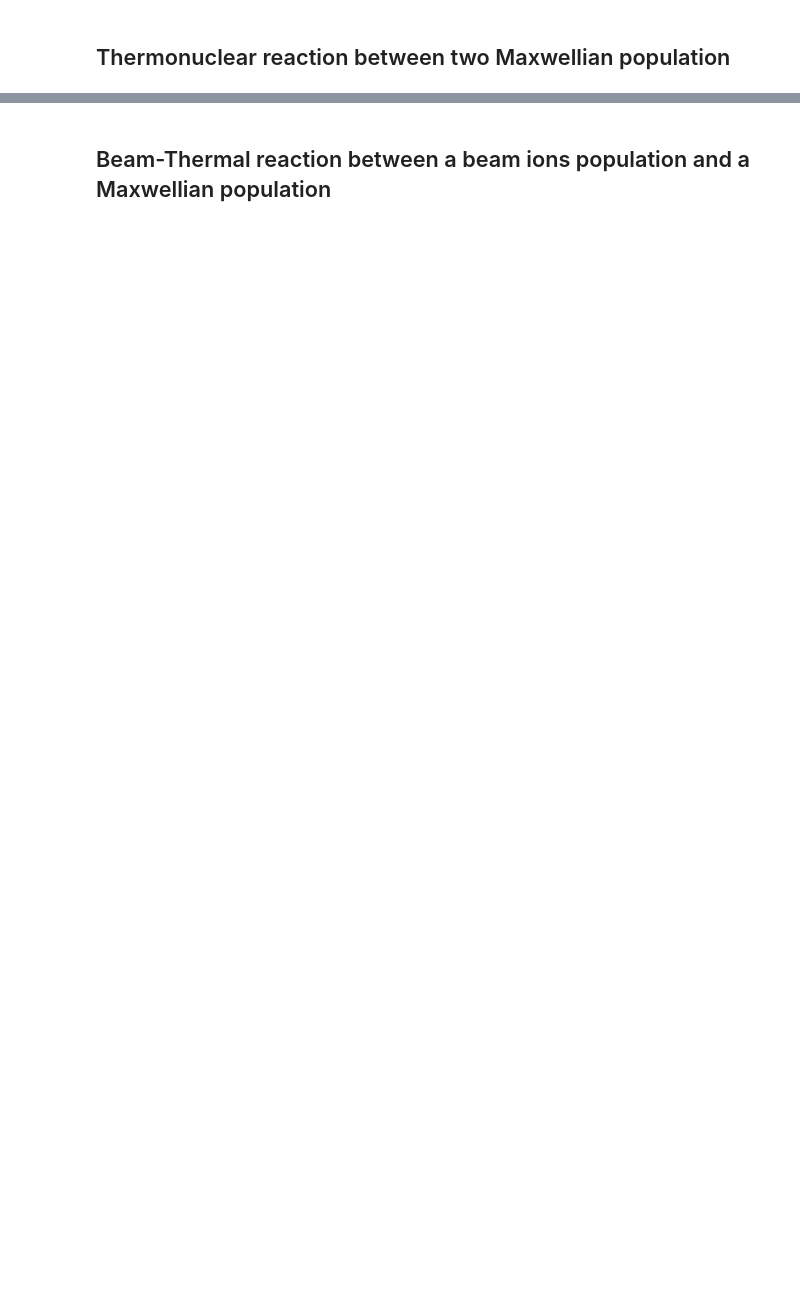
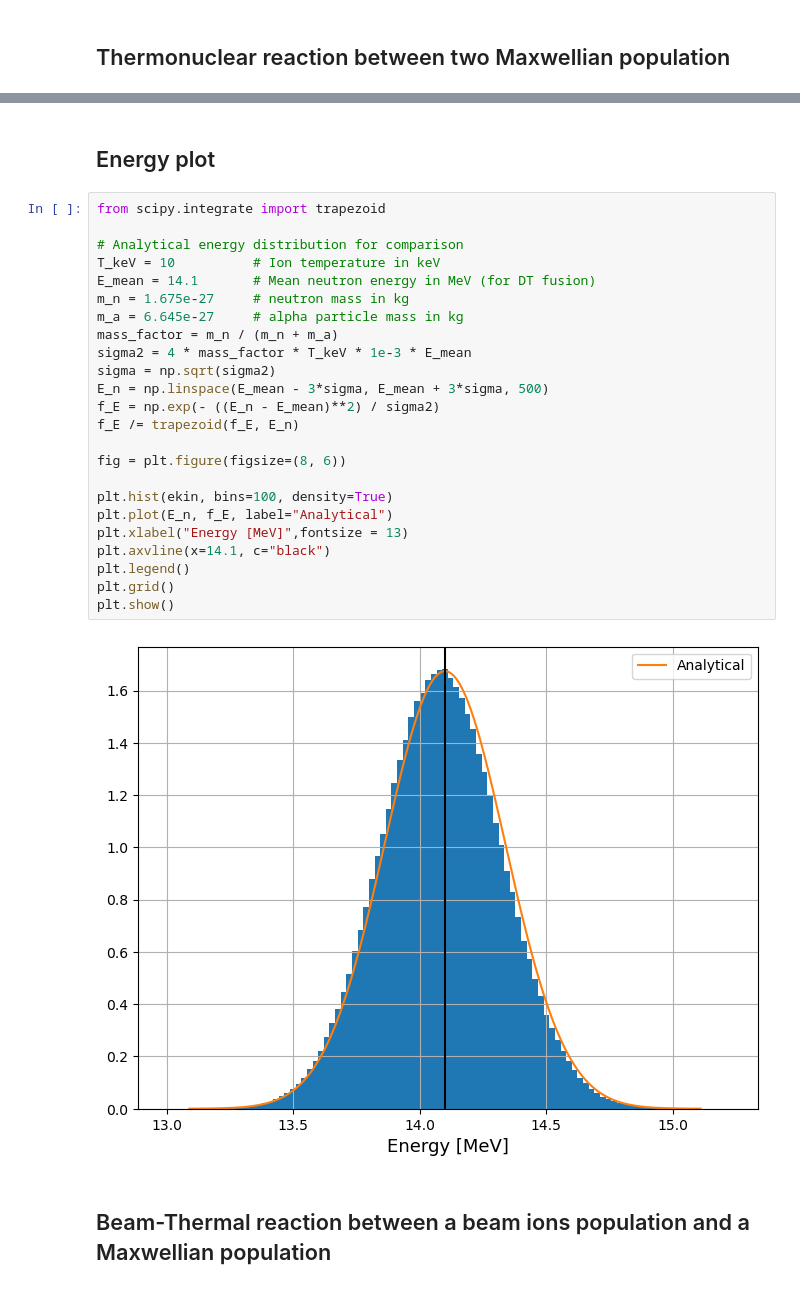
Before and after one commit to ascot4fusion/ascot5, a Jupyter notebook: post_processing_5d_to_6d/example_markers6D.ipynb, the cells around one changed output, grey strips where cells are left out. Drawn from its saved outputs; the diff is of its cells as text; blank space fills up the shorter version.

```diff
--- a/post_processing_5d_to_6d/example_markers6D.ipynb
+++ b/post_processing_5d_to_6d/example_markers6D.ipynb
@@ -21,3 +81,31 @@ plot_serpent_marker_arr(mrk, bins = 50)
+# %% [markdown]
+## Energy plot
+# %%
+from scipy.integrate import trapezoid
+
+# Analytical energy distribution for comparison
+T_keV = 10          # Ion temperature in keV
+E_mean = 14.1       # Mean neutron energy in MeV (for DT fusion)
+m_n = 1.675e-27     # neutron mass in kg
+m_a = 6.645e-27     # alpha particle mass in kg
+mass_factor = m_n / (m_n + m_a)
+sigma2 = 4 * mass_factor * T_keV * 1e-3 * E_mean
+sigma = np.sqrt(sigma2)
+E_n = np.linspace(E_mean - 3*sigma, E_mean + 3*sigma, 500)
+f_E = np.exp(- ((E_n - E_mean)**2) / sigma2)
+f_E /= trapezoid(f_E, E_n)
+
+fig = plt.figure(figsize=(8, 6))
+
+plt.hist(ekin, bins=100, density=True)
+plt.plot(E_n, f_E, label="Analytical")
+plt.xlabel("Energy [MeV]",fontsize = 13)
+plt.axvline(x=14.1, c="black")
+plt.legend()
+plt.grid()
+plt.show()
+# %% [output]
+[figure, added]
 # %% [markdown]
 ## Beam-Thermal reaction between a beam ions population and a Maxwellian population
 # %%
```
Also changed, not shown: parts of 12 cells of this notebook, 1 other file.
